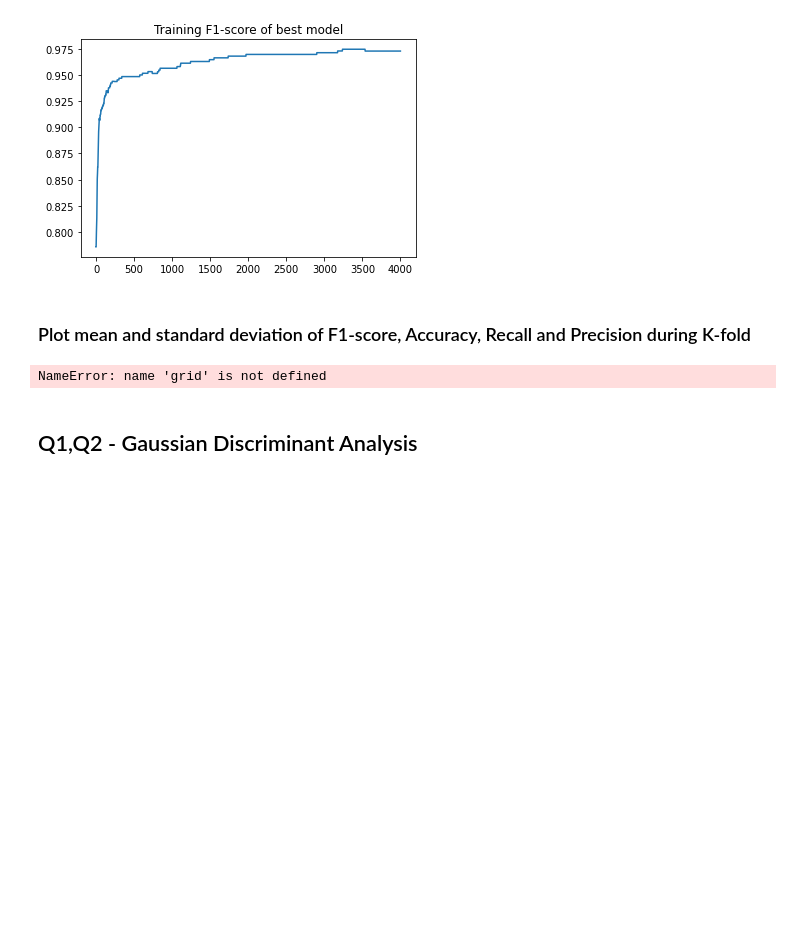
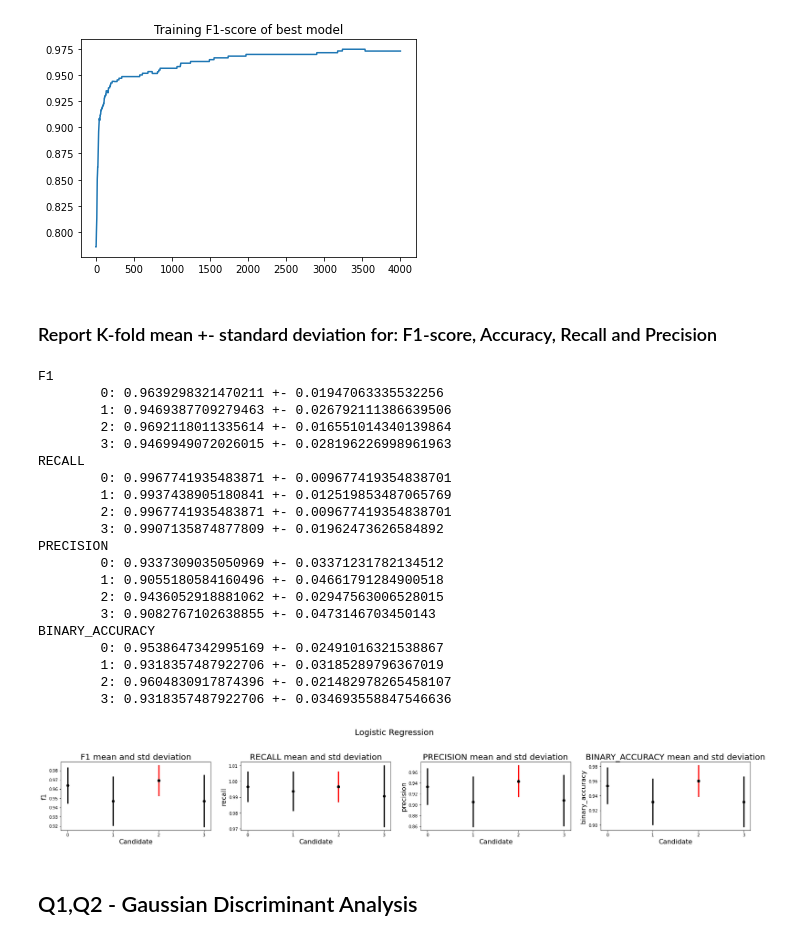
Before and after one commit to jeffcav/ml-from-scratch, a Jupyter notebook: list2.ipynb, the cells around one changed output. Saved outputs shown, nothing was run; the diff lists cells and outputs as text; code cells hidden in the pictures; blank space fills up the shorter version.

```diff
--- a/list2.ipynb
+++ b/list2.ipynb
@@ -60,35 +65,58 @@ plt.show()
 Best candidate: 2 - Learning rate: 0.1 - Regularization term: 0.001
 [figure]
 # %% [markdown]
-### Plot mean and standard deviation of F1-score, Accuracy, Recall and Precision during K-fold
+### Report K-fold mean +- standard deviation for: F1-score, Accuracy, Recall and Precision
 # %%
 num_candidates = len(grid.candidates)
 k=0
 plt.figure(figsize=(30, 4))
 plt.suptitle("Logistic Regression", fontsize=20)
 plt.subplots_adjust(top=0.7)
 for metric in ['f1', 'recall', 'precision', 'binary_accuracy']:
     means = []
     std = []
 
     for i in range(num_candidates):
         means.append(np.mean(grid.stats[i].stats["values"][metric]))
         std.append(np.std(grid.stats[i].stats["values"][metric]))
 
     plt.subplot(1, 4, k+1)
     plt.errorbar(np.arange(num_candidates), means, std, fmt='ok', lw=3)
     plt.errorbar(grid.index_of_best, means[grid.index_of_best], std[grid.index_of_best], ecolor='red', fmt='ok', lw=3)
 
     plt.title(metric.upper() + " mean and std deviation", fontsize=20)
-    plt.xticks(np.arange(num_candidates), labels=np.arange(num_candidates)+1)
+    plt.xticks(np.arange(num_candidates), labels=np.arange(num_candidates))
     plt.xlabel("Candidate", fontsize=16)
     plt.ylabel(metric, fontsize=16)
 
-    print(metric.upper(), "-", means, "+-", std)
+    candidates = np.arange(num_candidates)
+    print(metric.upper())
+    for c in range(num_candidates):
+        print(f"\t{candidates[c]}:", means[c], "+-", std[c])
 
     k+=1
 # %% [output]
-NameError: name 'grid' is not defined
+F1
+        0: 0.9639298321470211 +- 0.01947063335532256
+        1: 0.9469387709279463 +- 0.026792111386639506
+        2: 0.9692118011335614 +- 0.016551014340139864
+        3: 0.9469949072026015 +- 0.028196226998961963
+RECALL
+        0: 0.9967741935483871 +- 0.009677419354838701
+        1: 0.9937438905180841 +- 0.012519853487065769
+        2: 0.9967741935483871 +- 0.009677419354838701
+        3: 0.9907135874877809 +- 0.01962473626584892
+PRECISION
+        0: 0.9337309035050969 +- 0.03371231782134512
+        1: 0.9055180584160496 +- 0.04661791284900518
+        2: 0.9436052918881062 +- 0.02947563006528015
+        3: 0.9082767102638855 +- 0.0473146703450143
+BINARY_ACCURACY
+        0: 0.9538647342995169 +- 0.02491016321538867
+        1: 0.9318357487922706 +- 0.03185289796367019
+        2: 0.9604830917874396 +- 0.021482978265458107
+        3: 0.9318357487922706 +- 0.034693558847546636
+[figure, added]
 # %% [markdown]
 ## Q1,Q2 - Gaussian Discriminant Analysis
 # %% [markdown]
```
Also changed, not shown: parts of 14 cells of this notebook, 1 other file.
